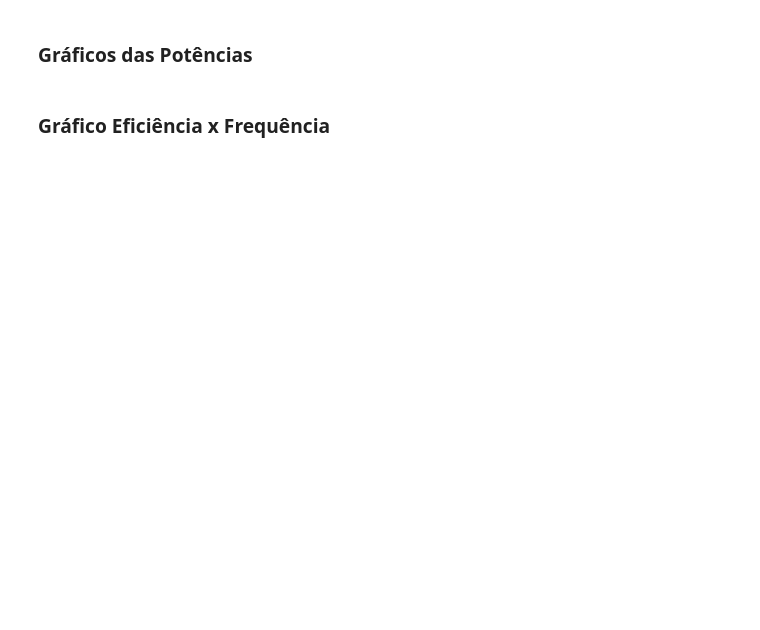
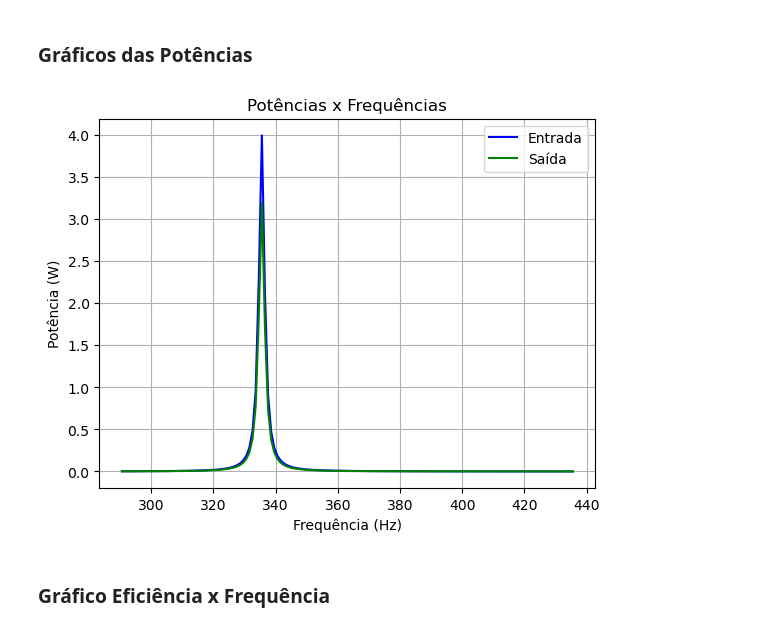
Before and after one commit to PedroPauloMorenoCamargo/Projeto_Eletromag, a Jupyter notebook: Parte_Teórica.ipynb, the cells around one changed output. Saved outputs shown, nothing was run; the diff lists cells and outputs as text; code cells hidden in the pictures; blank space fills up the shorter version.

```diff
--- a/Parte_Teórica.ipynb
+++ b/Parte_Teórica.ipynb
@@ -133,4 +132,41 @@ plt.show()
 # %% [markdown]
 ### Gráficos das Potências
+# %%
+def potencia(Veq, Ieq):
+    S = (Veq/sqrt(2))*(Ieq/sqrt(2)).conjugate()
+    return S
+def potencia_resistor(Ir,R):
+    S =R*(Ir/sqrt(2))*(Ir/sqrt(2)).conjugate()
+    return S
+# %%
+k = 0.5
+lista_entradas = []
+lista_saidas = []
+lista_ganho =[]
+for f in Lista_Frequencias:
+    I1,I2 = devolve_correntes(f,k)
+    S_entrada = potencia(V1, I1)
+    lista_entradas.append(S_entrada.real)
+    w = np.pi*2*f
+    Z_C2 = 0 - (1/(w*C_2))*1j
+    Z_RC = 10
+    I3 = (I2*Z_C2)/(Z_RC-Z_C2)
+    S_saida = potencia_resistor(I3,RC)
+    lista_saidas.append(S_saida.real)
+    ganho = (S_saida/S_entrada)*100
+    lista_ganho.append(ganho)
+# %%
+fig = plt.figure()
+ax = fig.add_subplot(111)
+plt.plot(Lista_Frequencias,lista_entradas,'b',label = ("Entrada"))
+plt.plot(Lista_Frequencias,lista_saidas,'g',label = ("Saída"))
+plt.legend()
+plt.title('Potências x Frequências')
+plt.ylabel("Potência (W)")
+plt.xlabel("Frequência (Hz)")
+plt.grid(True)
+plt.show()
+# %% [output]
+[figure, added]
 # %% [markdown]
 ### Gráfico Eficiência x Frequência
```
Also changed, not shown: parts of 8 cells of this notebook.
